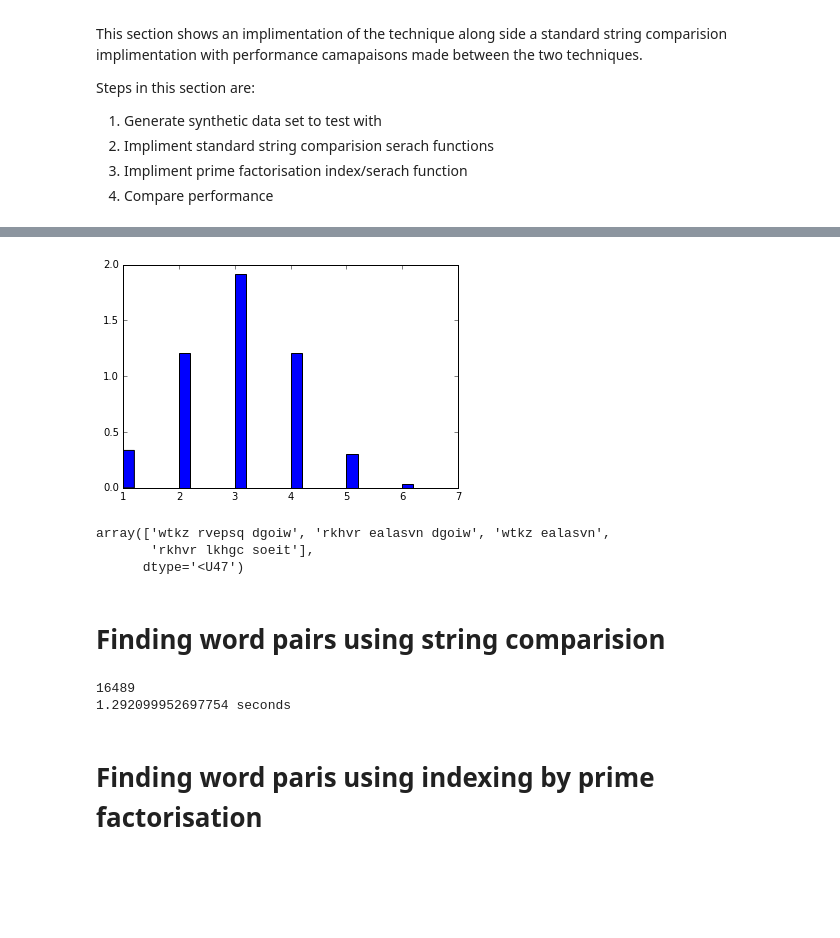
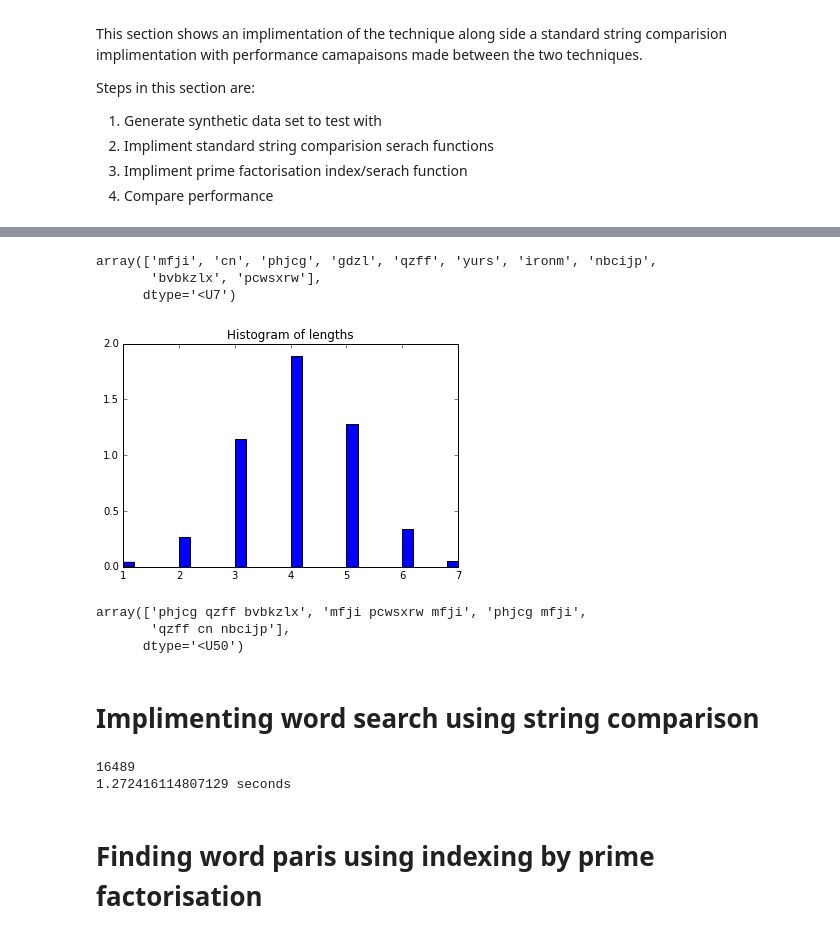
Before and after one commit to ZackAkil/Data-Science-Meetup-Predicting-Trolls, a Jupyter notebook: Text indexing by prime factorisation.ipynb, the cells around one changed output, grey strips where cells are left out. Saved outputs shown, nothing was run; the diff lists cells and outputs as text; code cells hidden in the pictures; blank space fills up the shorter version.

```diff
--- a/Text indexing by prime factorisation.ipynb
+++ b/Text indexing by prime factorisation.ipynb
@@ -156,6 +156,7 @@ def generateLengths(count,mean, dist, showGraph = False):
     s[lessThanOne] = 1
     if showGraph:
         plt.hist(s, 30, normed=True)
+        plt.title("Histogram of lengths")
         plt.show()
     return s
 # %%
@@ -211,15 +203,20 @@ array(['piluh', 'wpykc', 'rkhvr', 'celd', 'lkhgc', 'ktt', 'nucc', 'wtkz',
+# %%
+dictionary = generateDictionary(10)
+dictionary
+# %% [output]
+array(['mfji', 'cn', 'phjcg', 'gdzl', 'qzff', 'yurs', 'ironm', 'nbcijp',
+       'bvbkzlx', 'pcwsxrw'],
+      dtype='<U7')
 # %%
-random.seed(50)
-np.random.seed(15)
-comments = generateComments(1000000,dictionary,3,1,True)
+comments = generateComments(1000,dictionary,4,1,True)
 comments[1:5]
 # %% [output]
-[figure, old version]
+[figure, new version]
-array(['wtkz rvepsq dgoiw', 'rkhvr ealasvn dgoiw', 'wtkz ealasvn',
-       'rkhvr lkhgc soeit'],
-      dtype='<U47')
+array(['phjcg qzff bvbkzlx', 'mfji pcwsxrw mfji', 'phjcg mfji',
+       'qzff cn nbcijp'],
+      dtype='<U50')
 # %% [markdown]
-# Finding word pairs using string comparision
+# Implimenting word search using string comparison
 # %%
 def findCommentsWithWords(comments,words):
     currentVocab = copy.deepcopy(comments)
@@ -238,7 +234,7 @@ end = time.time()
 print(str(end - start)+' seconds')
 # %% [output]
 16489
-1.292099952697754 seconds
+1.272416114807129 seconds
 # %% [markdown]
 # Finding word paris using indexing by prime factorisation
 # %% [markdown]
```
Also changed, not shown: parts of 18 cells of this notebook.
